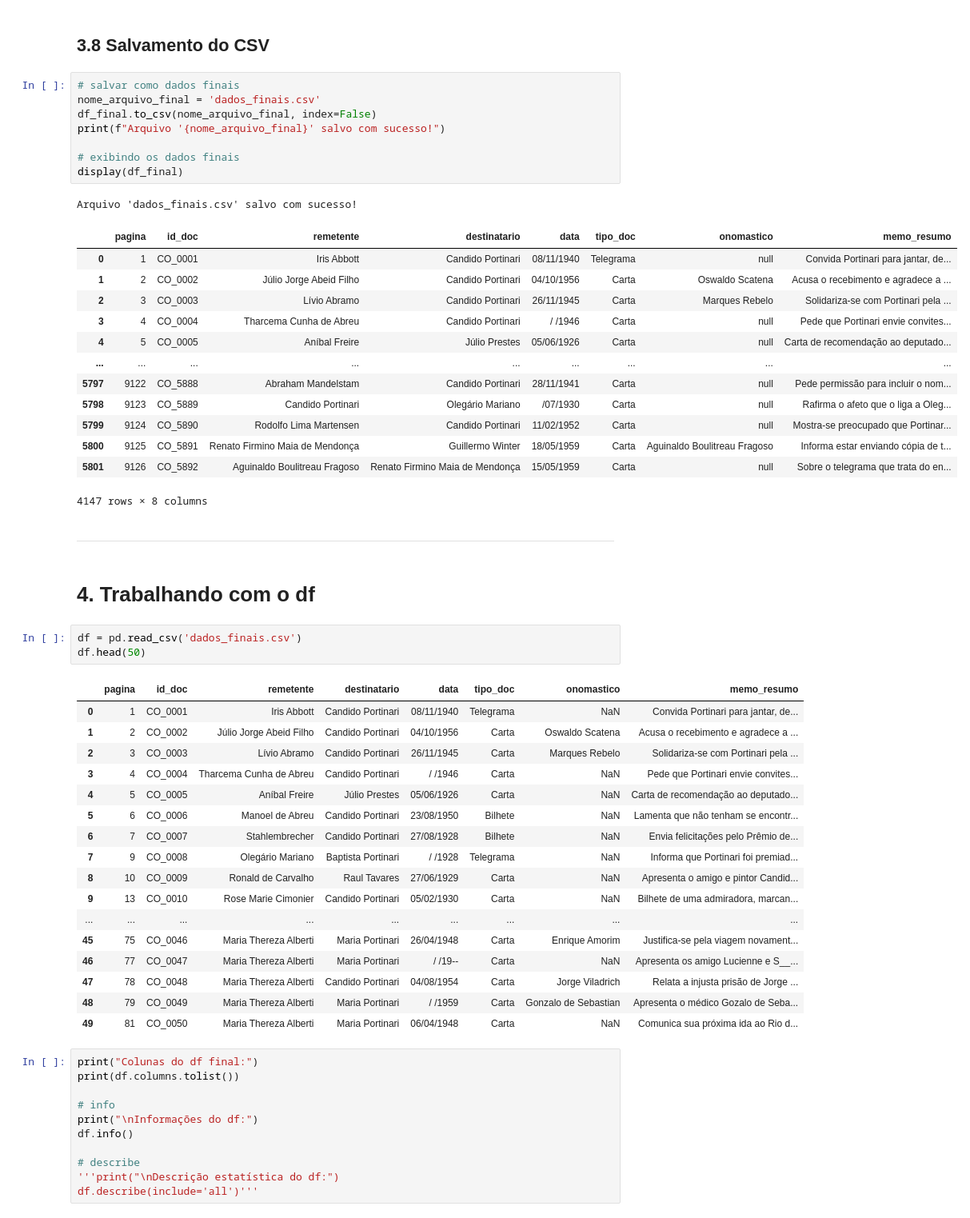
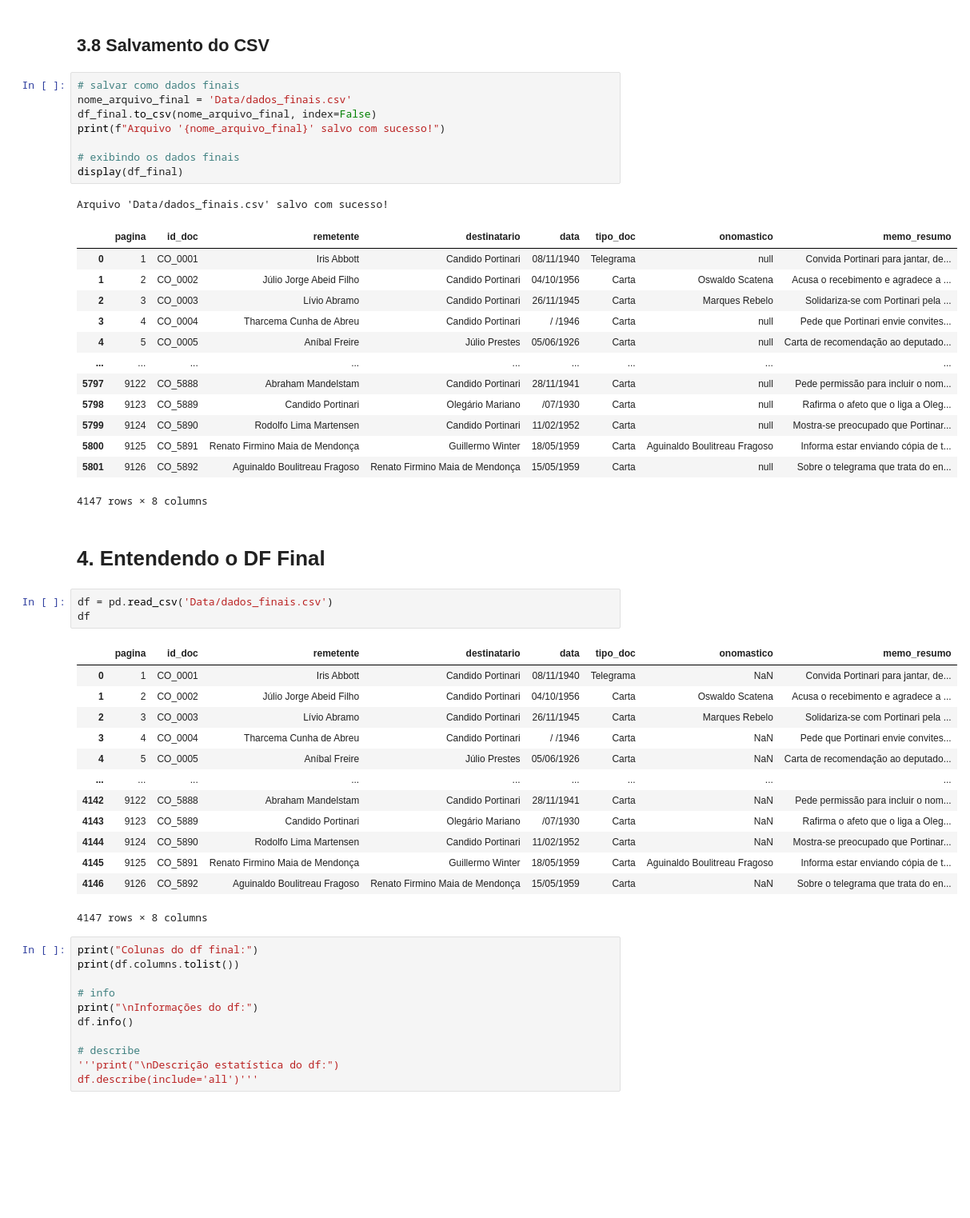
Before and after one commit to vrsmic/portinari-metadata, a Jupyter notebook: AV2.ipynb, the cells around one changed output. Shown at 80% size. Drawn from its saved outputs; the diff is of its cells as text; blank space fills up the shorter version.

```diff
--- a/AV2.ipynb
+++ b/AV2.ipynb
@@ -284,14 +279,14 @@ Verificação do CO_0502:
 ## 3.8 Salvamento do CSV
 # %%
 # salvar como dados finais
-nome_arquivo_final = 'dados_finais.csv'
+nome_arquivo_final = 'Data/dados_finais.csv'
 df_final.to_csv(nome_arquivo_final, index=False)
 print(f"Arquivo '{nome_arquivo_final}' salvo com sucesso!")
 
 # exibindo os dados finais
 display(df_final)
 # %% [output]
-Arquivo 'dados_finais.csv' salvo com sucesso!
+Arquivo 'Data/dados_finais.csv' salvo com sucesso!
 |  | pagina | id_doc | remetente | destinatario | data | tipo_doc | onomastico | memo_resumo |
 | 0 | 1 | CO_0001 | Iris Abbott | Candido Portinari | 08/11/1940 | Telegrama | null | Convida Portinari para jantar, de... |
 | 1 | 2 | CO_0002 | Júlio Jorge Abeid Filho | Candido Portinari | 04/10/1956 | Carta | Oswaldo Scatena | Acusa o recebimento e agradece a ... |
@@ -305,31 +300,25 @@ Arquivo 'dados_finais.csv' salvo com sucesso!
 | 5800 | 9125 | CO_5891 | Renato Firmino Maia de Mendonça | Guillermo Winter | 18/05/1959 | Carta | Aguinaldo Boulitreau Fragoso | Informa estar enviando cópia de t... |
 | 5801 | 9126 | CO_5892 | Aguinaldo Boulitreau Fragoso | Renato Firmino Maia de Mendonça | 15/05/1959 | Carta | null | Sobre o telegrama que trata do en... |
 4147 rows × 8 columns
-# %% [markdown]
-___
 # %% [markdown]
-# 4. Trabalhando com o df
+# 4. Entendendo o DF Final
 # %%
-df = pd.read_csv('dados_finais.csv')
-df.head(50)
+df = pd.read_csv('Data/dados_finais.csv')
+df
 # %% [output]
 |  | pagina | id_doc | remetente | destinatario | data | tipo_doc | onomastico | memo_resumo |
 | 0 | 1 | CO_0001 | Iris Abbott | Candido Portinari | 08/11/1940 | Telegrama | NaN | Convida Portinari para jantar, de... |
 | 1 | 2 | CO_0002 | Júlio Jorge Abeid Filho | Candido Portinari | 04/10/1956 | Carta | Oswaldo Scatena | Acusa o recebimento e agradece a ... |
 | 2 | 3 | CO_0003 | Lívio Abramo | Candido Portinari | 26/11/1945 | Carta | Marques Rebelo | Solidariza-se com Portinari pela ... |
 | 3 | 4 | CO_0004 | Tharcema Cunha de Abreu | Candido Portinari | / /1946 | Carta | NaN | Pede que Portinari envie convites... |
 | 4 | 5 | CO_0005 | Aníbal Freire | Júlio Prestes | 05/06/1926 | Carta | NaN | Carta de recomendação ao deputado... |
-| 5 | 6 | CO_0006 | Manoel de Abreu | Candido Portinari | 23/08/1950 | Bilhete | NaN | Lamenta que não tenham se encontr... |
-| 6 | 7 | CO_0007 | Stahlembrecher | Candido Portinari | 27/08/1928 | Bilhete | NaN | Envia felicitações pelo Prêmio de... |
-| 7 | 9 | CO_0008 | Olegário Mariano | Baptista Portinari | / /1928 | Telegrama | NaN | Informa que Portinari foi premiad... |
-| 8 | 10 | CO_0009 | Ronald de Carvalho | Raul Tavares | 27/06/1929 | Carta | NaN | Apresenta o amigo e pintor Candid... |
-| 9 | 13 | CO_0010 | Rose Marie Cimonier | Candido Portinari | 05/02/1930 | Carta | NaN | Bilhete de uma admiradora, marcan... |
 | ... | ... | ... | ... | ... | ... | ... | ... | ... |
-| 45 | 75 | CO_0046 | Maria Thereza Alberti | Maria Portinari | 26/04/1948 | Carta | Enrique Amorim | Justifica-se pela viagem novament... |
-| 46 | 77 | CO_0047 | Maria Thereza Alberti | Maria Portinari | / /19-- | Carta | NaN | Apresenta os amigo Lucienne e S__... |
-| 47 | 78 | CO_0048 | Maria Thereza Alberti | Candido Portinari | 04/08/1954 | Carta | Jorge Viladrich | Relata a injusta prisão de Jorge ... |
-| 48 | 79 | CO_0049 | Maria Thereza Alberti | Maria Portinari | / /1959 | Carta | Gonzalo de Sebastian | Apresenta o médico Gozalo de Seba... |
-| 49 | 81 | CO_0050 | Maria Thereza Alberti | Maria Portinari | 06/04/1948 | Carta | NaN | Comunica sua próxima ida ao Rio d... |
+| 4142 | 9122 | CO_5888 | Abraham Mandelstam | Candido Portinari | 28/11/1941 | Carta | NaN | Pede permissão para incluir o nom... |
+| 4143 | 9123 | CO_5889 | Candido Portinari | Olegário Mariano | /07/1930 | Carta | NaN | Rafirma o afeto que o liga a Oleg... |
+| 4144 | 9124 | CO_5890 | Rodolfo Lima Martensen | Candido Portinari | 11/02/1952 | Carta | NaN | Mostra-se preocupado que Portinar... |
+| 4145 | 9125 | CO_5891 | Renato Firmino Maia de Mendonça | Guillermo Winter | 18/05/1959 | Carta | Aguinaldo Boulitreau Fragoso | Informa estar enviando cópia de t... |
+| 4146 | 9126 | CO_5892 | Aguinaldo Boulitreau Fragoso | Renato Firmino Maia de Mendonça | 15/05/1959 | Carta | NaN | Sobre o telegrama que trata do en... |
+4147 rows × 8 columns
 # %%
 print("Colunas do df final:")
 print(df.columns.tolist())
```
Also changed, not shown: parts of 14 cells of this notebook, 12 other files.
